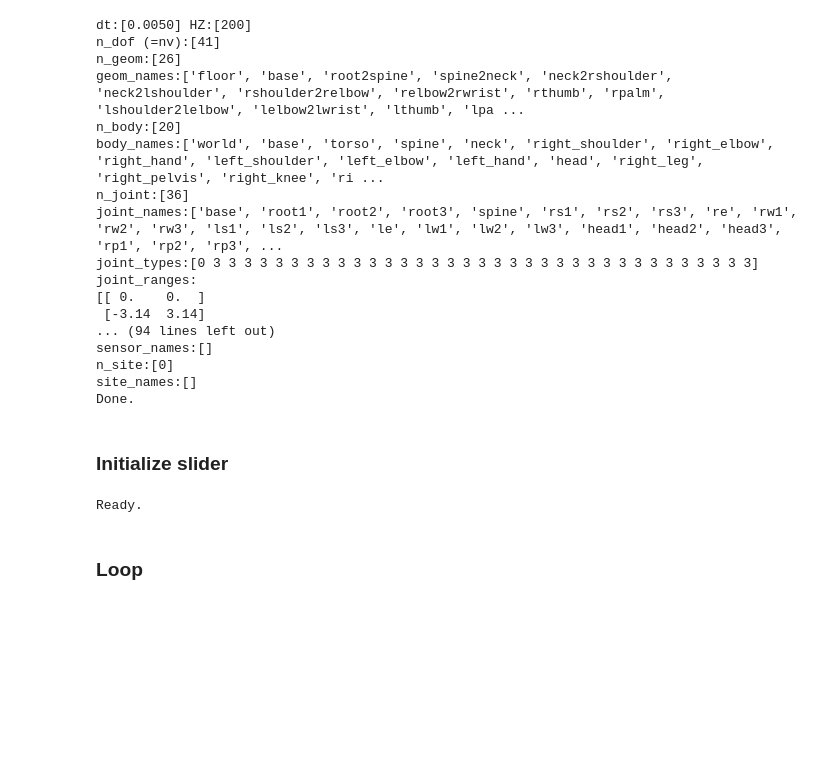
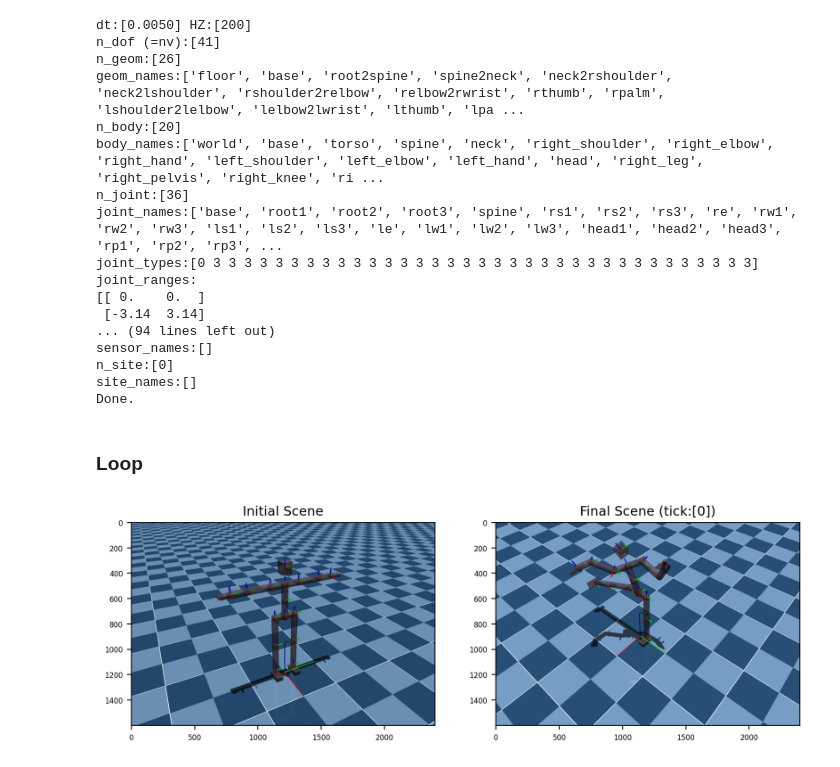
Before and after one commit to sjchoi86/yet-another-mujoco-tutorial-v3, a Jupyter notebook: code/demo_common_rig_02_slider.ipynb, the cells around one changed output. Cells and saved outputs as stored; diff of their text form; code cells hidden in the pictures; blank space fills up the shorter version.

```diff
--- a/code/demo_common_rig_02_slider.ipynb
+++ b/code/demo_common_rig_02_slider.ipynb
@@ -44,24 +44,5 @@ sensor_names:[]
 n_site:[0]
 site_names:[]
 Done.
-# %% [markdown]
-### Initialize slider
-# %%
-rev_joint_names = env.rev_joint_names
-joint_idxs_fwd = [env.model.joint(jname).qposadr[0] for jname in rev_joint_names]
-q_rev = env.get_qpos_joints(rev_joint_names)
-n_rev_joint = len(rev_joint_names)
-sliders = MultiSliderClass(
-    window_width=500,n_slider=n_rev_joint,title='Multiple Sliders',
-    label_texts = rev_joint_names,
-    slider_mins = env.rev_joint_mins,
-    slider_maxs = env.rev_joint_maxs,
-    slider_vals = q_rev,
-    resolution  = 0.01,
-    VERBOSE     = False
-)
-print ("Ready.")
-# %% [output]
-Ready.
 # %% [markdown]
 ### Loop
@@ -68,39 +71,64 @@ Ready.
 # %%
+# Initialize MuJoCo viewer
 env.init_viewer(viewer_title='Common Rig',viewer_width=1200,viewer_height=800,
                 viewer_hide_menus=True)
 env.update_viewer(azimuth=152,distance=3.0,elevation=-30,lookat=[0.02,-0.03,0.8])
+# Reset and loop
 env.reset()
-
+FIRST_FLAG = True
 while env.is_viewer_alive() and sliders.is_window_exists():
-
     # Simulate
     sliders.update() # update slider control
-    env.forward(q=sliders.get_slider_values(),joint_idxs=joint_idxs_fwd)
+    q_fwd = sliders.get_slider_values()
+    env.forward(q=q_fwd,joint_idxs=joint_idxs_fwd,INCREASE_TICK=True)
 
-    if env.loop_every(HZ=10):
+    if env.loop_every(tick_every=10):
+        # Plot world frame
         env.plot_T(p=np.zeros(3),R=np.eye(3,3),
                    PLOT_AXIS=True,axis_len=0.5,axis_width=0.005)
+
+        # Text information
+        env.plot_T(p=np.array([0,0,0.5]),R=np.eye(3),PLOT_AXIS=False,
+                   label='Tick:[%d]'%(env.tick))
 
         # Plot bodies
         for body_name in env.body_names:
             p,R = env.get_pR_body(body_name=body_name)
             env.plot_T(p=p,R=R,PLOT_AXIS=True,axis_len=0.1,axis_width=0.005)
 
         # Plot revolute joints with arrow
         for rev_joint_idx,rev_joint_name in zip(env.rev_joint_idxs,env.rev_joint_names):
             axis_joint = env.model.jnt_axis[rev_joint_idx]
             p_joint,R_joint = env.get_pR_joint(joint_name=rev_joint_name)
             axis_world = R_joint@axis_joint
             axis_rgba = np.append(np.eye(3)[:,np.argmax(axis_joint)],0.2)
             axis_len,axis_r = 0.1,0.01
             env.plot_arrow_fr2to(
                 p_fr=p_joint,p_to=p_joint+axis_len*axis_world,
                 r=axis_r,rgba=axis_rgba)
         # Plot contact information
         env.plot_contact_info(h_arrow=0.3,rgba_arrow=[1,0,0,1],
                               PRINT_CONTACT_BODY=False)
         env.render()
 
-# Close viewer
+    # Save image
+    if env.is_viewer_alive() and FIRST_FLAG:
+        scene_img_init = env.grab_image()
+    if env.is_viewer_alive() and env.loop_every(tick_every=100):
+        scene_img_final = env.grab_image()
+    FIRST_FLAG = False
+
+# Close MuJoCo viewer and sliders
 env.close_viewer()
 sliders.close()
+
+# Plot initial and final scenes
+fig,axs = plt.subplots(1,2,figsize=(10,4))
+plt.subplots_adjust(top=0.85,bottom=0.15,wspace=0.2,hspace=0.5)
+axs[0].imshow(scene_img_init)
+axs[0].set_title('Initial Scene',fontsize=11)
+axs[1].imshow(scene_img_final)
+axs[1].set_title('Final Scene (tick:[%d])'%(env.tick),fontsize=11)
+plt.show()
+# %% [output]
+[figure, added]
```
Also changed, not shown: parts of 1 cell of this notebook, 4 other files.
